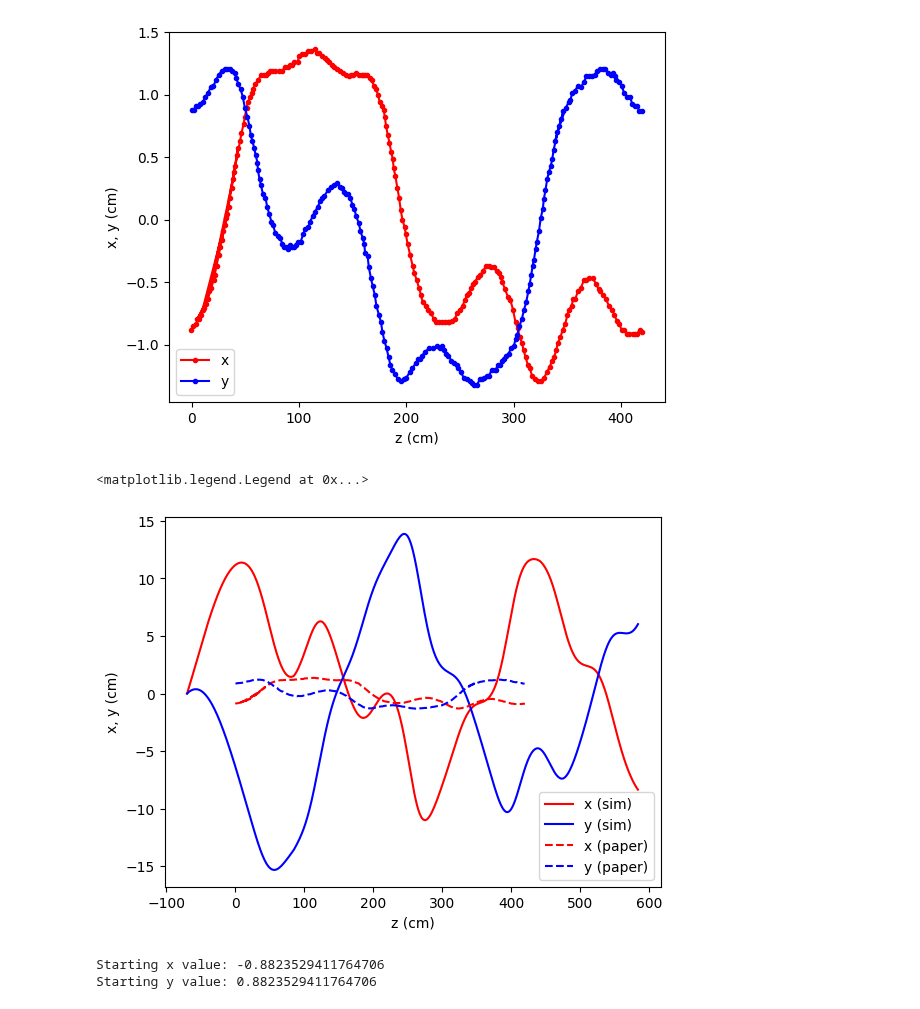
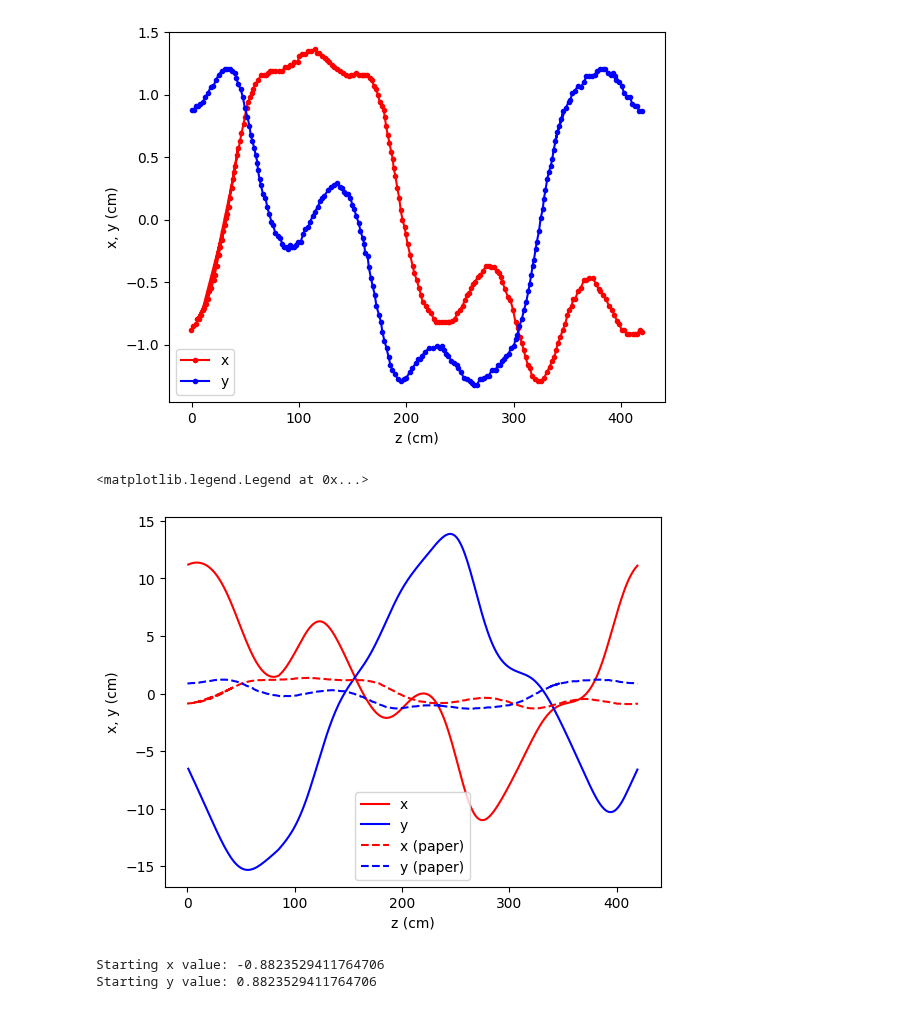
Before and after one commit to criggall/muon-cooling, a Jupyter notebook: trace-sim/plot-trace.ipynb, the cells around one changed output. Drawn from its saved outputs; the diff is of its cells as text; code cells hidden in the pictures.

```diff
--- a/trace-sim/plot-trace.ipynb
+++ b/trace-sim/plot-trace.ipynb
@@ -33,3 +33,14 @@ for i in range(data.shape[0]):
     mod_t = t % T
     mod_t_vals.append(mod_t)
     del px, py, pz, t
+
+    z = data[i][2]*0.001
+    if z > 0.00 and z < 0.01:
+        print(z)
+        print(i)
+    if z > 4.20 and z < 4.21:
+        print(z)
+        print(i)
+    if z > 8.40 and z < 8.41:
+        print(z)
+        print(i)
@@ -50,3 +68,14 @@ plt.legend()
 # %% [output]
 <matplotlib.legend.Legend at 0x...>
 [figure]
+# %%
+# Plot single period of data:
+lower_lim = 87
+upper_lim = 599
+# lower_lim = 599
+# upper_lim = 1110
+plt.plot(z_vals[lower_lim:upper_lim],x_vals[lower_lim:upper_lim],color='red',label='x')
+plt.plot(z_vals[lower_lim:upper_lim],y_vals[lower_lim:upper_lim],color='blue',label='y')
+plt.xlabel('z (cm)')
+plt.ylabel('x, y (cm)')
+plt.legend()
@@ -83,17 +123,19 @@ plt.legend()
 [figure]
 # %%
 # Subplot of our simulation vs paper -- for single period:
-lim = 800
-plt.plot(z_vals[:lim],x_vals[:lim],color='red',label='x (sim)')
-plt.plot(z_vals[:lim],y_vals[:lim],color='blue',label='y (sim)')
+plt.plot(z_vals[lower_lim:upper_lim],x_vals[lower_lim:upper_lim],color='red',label='x')
+plt.plot(z_vals[lower_lim:upper_lim],y_vals[lower_lim:upper_lim],color='blue',label='y')
+# lim = 800
+# plt.plot(z_vals[:lim],x_vals[:lim],color='red',label='x (sim)')
+# plt.plot(z_vals[:lim],y_vals[:lim],color='blue',label='y (sim)')
 plt.plot(xdata_z,xdata_x,color='red',label='x (paper)',linestyle='dashed')
 plt.plot(ydata_z,ydata_y,color='blue',label='y (paper)',linestyle='dashed')
 plt.xlabel('z (cm)')
 plt.ylabel('x, y (cm)')
 plt.legend()
 # %% [output]
 <matplotlib.legend.Legend at 0x...>
-[figure, old version]
+[figure, new version]
 # %%
 xint = xdata_x[0]
 yint = ydata_y[0]
```
Also changed, not shown: parts of 5 cells of this notebook, 50 other files.
